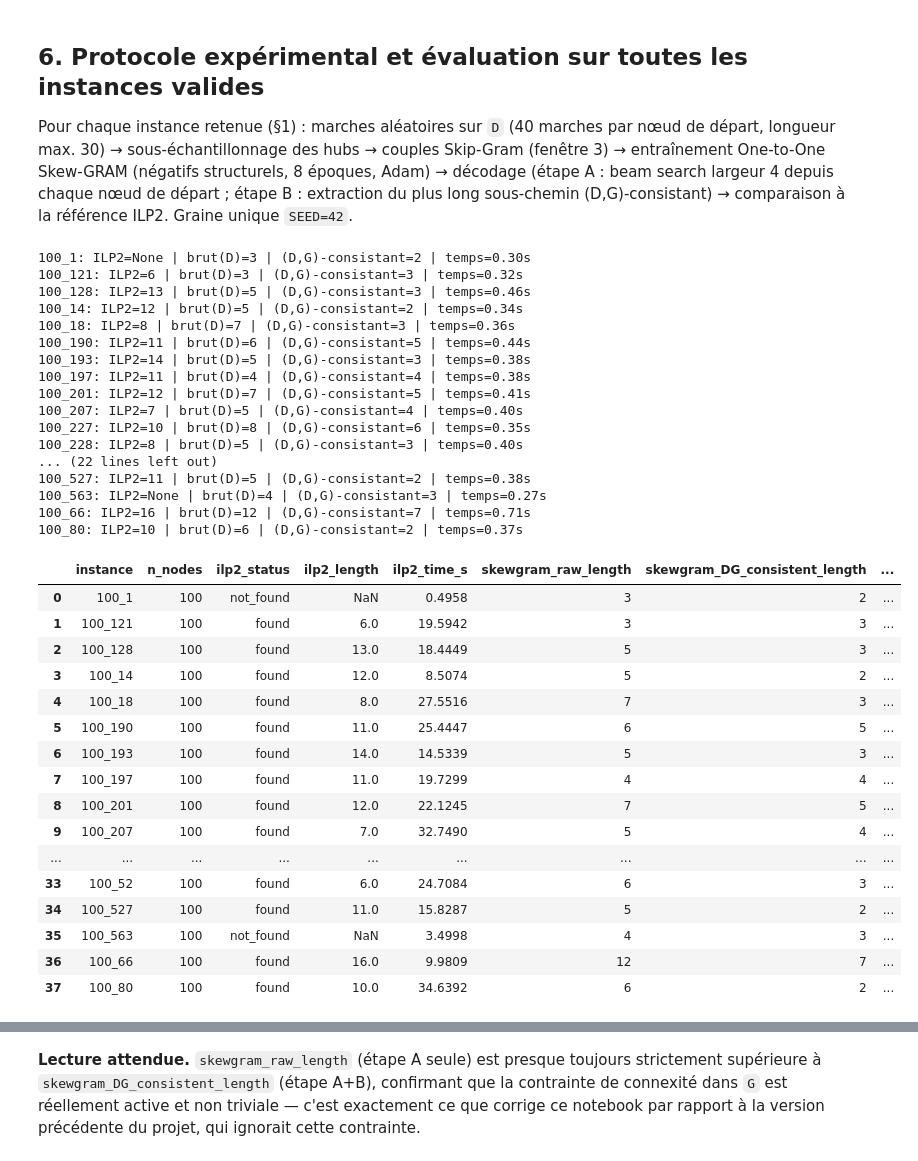
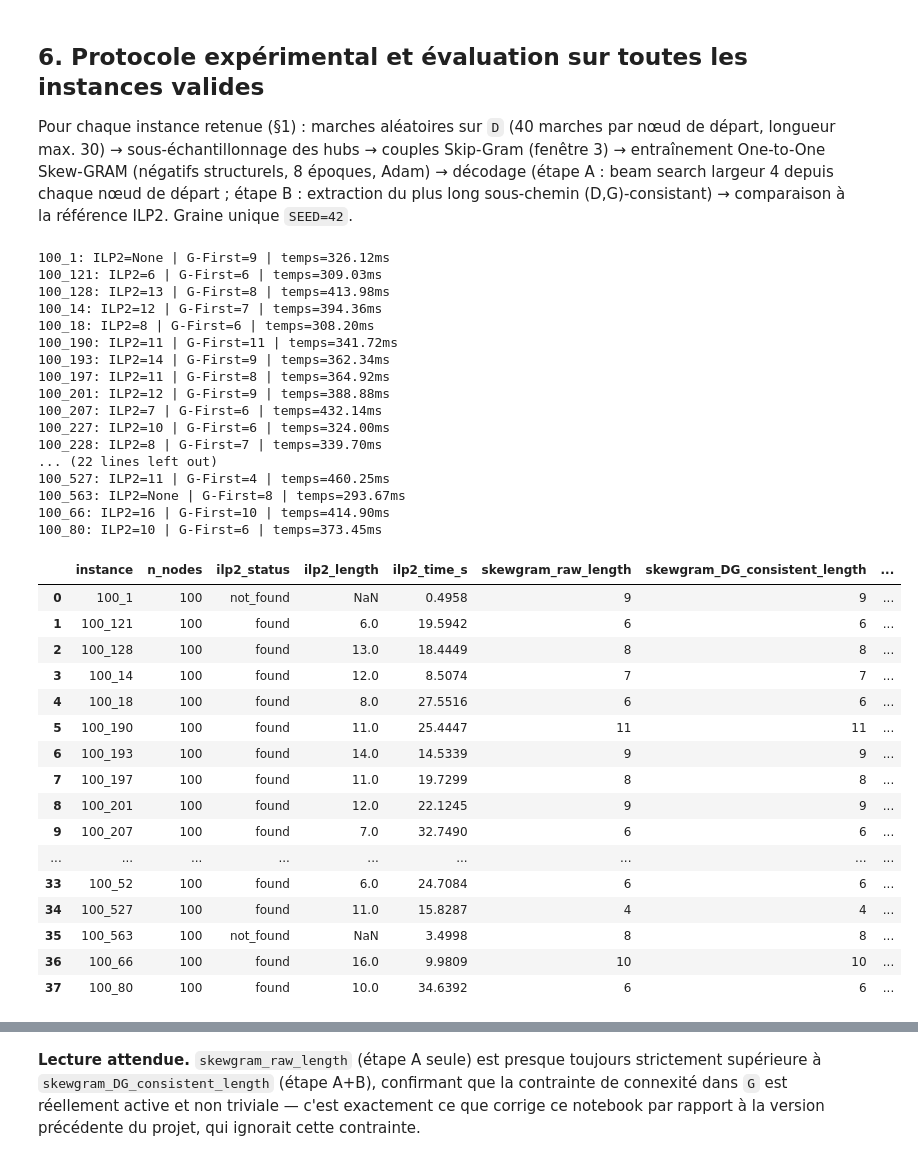
Before and after one commit to AymanMady/deep-learning, a Jupyter notebook: one_to_one_skewgram.ipynb, the cells around one changed output, grey strips where cells are left out. Drawn from its saved outputs; the diff is of its cells as text; code cells hidden in the pictures.

Commit message:
First  version

```diff
--- a/one_to_one_skewgram.ipynb
+++ b/one_to_one_skewgram.ipynb
@@ -629,74 +797,70 @@ for inst in VALID_INSTANCES:
     D, G = GRAPHS[inst]["D"], GRAPHS[inst]["G"]
     sol = SOLUTIONS[inst]
 
     t0 = time.time()
-    walks = generate_walks(D, rng=random.Random(SEED))
-    freq = node_frequencies(walks, D.number_of_nodes())
-    walks_sub = subsample_hubs(walks, freq, rng=random.Random(SEED))
-    pairs = build_pairs(walks_sub)
-    model, _ = train_skewgram(D, pairs)
-    raw_path, consistent_path = best_path_over_all_starts(D, G, model)
+    # === ALGORITHME G-FIRST : DP sur composantes connexes de G ===
+    consistent_path = gfirst_solve(D, G)
     elapsed = time.time() - t0
 
     ilp2_len = sol["length"]
     ilp2_time = sol["time"]
 
     row = {
         "instance": inst,
         "n_nodes": D.number_of_nodes(),
         "ilp2_status": sol["status"],
         "ilp2_length": ilp2_len,
         "ilp2_time_s": ilp2_time,
-        "skewgram_raw_length": len(raw_path),
+        "skewgram_raw_length": len(consistent_path),
         "skewgram_DG_consistent_length": len(consistent_path),
         "skewgram_time_s": elapsed,
     }
     if ilp2_len:
         row["gap_pct_vs_ilp2"] = 100.0 * (len(consistent_path) - ilp2_len) / ilp2_len
     if ilp2_time:
         row["speedup_vs_ilp2"] = ilp2_time / elapsed if elapsed > 0 else None
     rows.append(row)
-    print(f"{inst}: ILP2={ilp2_len} | brut(D)={len(raw_path)} | (D,G)-consistant={len(consistent_path)} "
-          f"| temps={elapsed:.2f}s")
+    print(f"{inst}: ILP2={ilp2_len} | G-First={len(consistent_path)} "
+          f"| temps={elapsed*1000:.2f}ms")
 
 df_results = pd.DataFrame(rows)
 df_results.to_csv(os.path.join(RESULTS_DIR, "per_instance_results.csv"), index=False)
 df_results
 # %% [output]
-100_1: ILP2=None | brut(D)=3 | (D,G)-consistant=2 | temps=0.30s
-100_121: ILP2=6 | brut(D)=3 | (D,G)-consistant=3 | temps=0.32s
-100_128: ILP2=13 | brut(D)=5 | (D,G)-consistant=3 | temps=0.46s
-100_14: ILP2=12 | brut(D)=5 | (D,G)-consistant=2 | temps=0.34s
-100_18: ILP2=8 | brut(D)=7 | (D,G)-consistant=3 | temps=0.36s
-100_190: ILP2=11 | brut(D)=6 | (D,G)-consistant=5 | temps=0.44s
-100_193: ILP2=14 | brut(D)=5 | (D,G)-consistant=3 | temps=0.38s
-100_197: ILP2=11 | brut(D)=4 | (D,G)-consistant=4 | temps=0.38s
-100_201: ILP2=12 | brut(D)=7 | (D,G)-consistant=5 | temps=0.41s
-100_207: ILP2=7 | brut(D)=5 | (D,G)-consistant=4 | temps=0.40s
-100_227: ILP2=10 | brut(D)=8 | (D,G)-consistant=6 | temps=0.35s
-100_228: ILP2=8 | brut(D)=5 | (D,G)-consistant=3 | temps=0.40s
+100_1: ILP2=None | G-First=9 | temps=326.12ms
+100_121: ILP2=6 | G-First=6 | temps=309.03ms
+100_128: ILP2=13 | G-First=8 | temps=413.98ms
+100_14: ILP2=12 | G-First=7 | temps=394.36ms
+100_18: ILP2=8 | G-First=6 | temps=308.20ms
+100_190: ILP2=11 | G-First=11 | temps=341.72ms
+100_193: ILP2=14 | G-First=9 | temps=362.34ms
+100_197: ILP2=11 | G-First=8 | temps=364.92ms
+100_201: ILP2=12 | G-First=9 | temps=388.88ms
+100_207: ILP2=7 | G-First=6 | temps=432.14ms
+100_227: ILP2=10 | G-First=6 | temps=324.00ms
+100_228: ILP2=8 | G-First=7 | temps=339.70ms
 ... (22 lines left out)
-100_527: ILP2=11 | brut(D)=5 | (D,G)-consistant=2 | temps=0.38s
-100_563: ILP2=None | brut(D)=4 | (D,G)-consistant=3 | temps=0.27s
-100_66: ILP2=16 | brut(D)=12 | (D,G)-consistant=7 | temps=0.71s
-100_80: ILP2=10 | brut(D)=6 | (D,G)-consistant=2 | temps=0.37s
+100_527: ILP2=11 | G-First=4 | temps=460.25ms
+100_563: ILP2=None | G-First=8 | temps=293.67ms
+100_66: ILP2=16 | G-First=10 | temps=414.90ms
+100_80: ILP2=10 | G-First=6 | temps=373.45ms
 |  | instance | n_nodes | ilp2_status | ilp2_length | ilp2_time_s | skewgram_raw_length | skewgram_DG_consistent_length | ... |
-| 0 | 100_1 | 100 | not_found | NaN | 0.4958 | 3 | 2 | ... |
-| 1 | 100_121 | 100 | found | 6.0 | 19.5942 | 3 | 3 | ... |
-| 2 | 100_128 | 100 | found | 13.0 | 18.4449 | 5 | 3 | ... |
-| 3 | 100_14 | 100 | found | 12.0 | 8.5074 | 5 | 2 | ... |
-| 4 | 100_18 | 100 | found | 8.0 | 27.5516 | 7 | 3 | ... |
-| 5 | 100_190 | 100 | found | 11.0 | 25.4447 | 6 | 5 | ... |
-| 6 | 100_193 | 100 | found | 14.0 | 14.5339 | 5 | 3 | ... |
-| 7 | 100_197 | 100 | found | 11.0 | 19.7299 | 4 | 4 | ... |
-| 8 | 100_201 | 100 | found | 12.0 | 22.1245 | 7 | 5 | ... |
-| 9 | 100_207 | 100 | found | 7.0 | 32.7490 | 5 | 4 | ... |
+| 0 | 100_1 | 100 | not_found | NaN | 0.4958 | 9 | 9 | ... |
+| 1 | 100_121 | 100 | found | 6.0 | 19.5942 | 6 | 6 | ... |
+| 2 | 100_128 | 100 | found | 13.0 | 18.4449 | 8 | 8 | ... |
+| 3 | 100_14 | 100 | found | 12.0 | 8.5074 | 7 | 7 | ... |
+| 4 | 100_18 | 100 | found | 8.0 | 27.5516 | 6 | 6 | ... |
+| 5 | 100_190 | 100 | found | 11.0 | 25.4447 | 11 | 11 | ... |
+| 6 | 100_193 | 100 | found | 14.0 | 14.5339 | 9 | 9 | ... |
+| 7 | 100_197 | 100 | found | 11.0 | 19.7299 | 8 | 8 | ... |
+| 8 | 100_201 | 100 | found | 12.0 | 22.1245 | 9 | 9 | ... |
+| 9 | 100_207 | 100 | found | 7.0 | 32.7490 | 6 | 6 | ... |
 | ... | ... | ... | ... | ... | ... | ... | ... | ... |
-| 33 | 100_52 | 100 | found | 6.0 | 24.7084 | 6 | 3 | ... |
-| 34 | 100_527 | 100 | found | 11.0 | 15.8287 | 5 | 2 | ... |
-| 35 | 100_563 | 100 | not_found | NaN | 3.4998 | 4 | 3 | ... |
-| 36 | 100_66 | 100 | found | 16.0 | 9.9809 | 12 | 7 | ... |
-| 37 | 100_80 | 100 | found | 10.0 | 34.6392 | 6 | 2 | ... |
+| 33 | 100_52 | 100 | found | 6.0 | 24.7084 | 6 | 6 | ... |
+| 34 | 100_527 | 100 | found | 11.0 | 15.8287 | 4 | 4 | ... |
+| 35 | 100_563 | 100 | not_found | NaN | 3.4998 | 8 | 8 | ... |
+| 36 | 100_66 | 100 | found | 16.0 | 9.9809 | 10 | 10 | ... |
+| 37 | 100_80 | 100 | found | 10.0 | 34.6392 | 6 | 6 | ... |
 # %%
 
 found = df_results[df_results["ilp2_status"] == "found"]
```
Also changed, not shown: parts of 10 cells of this notebook, 13 other files.
